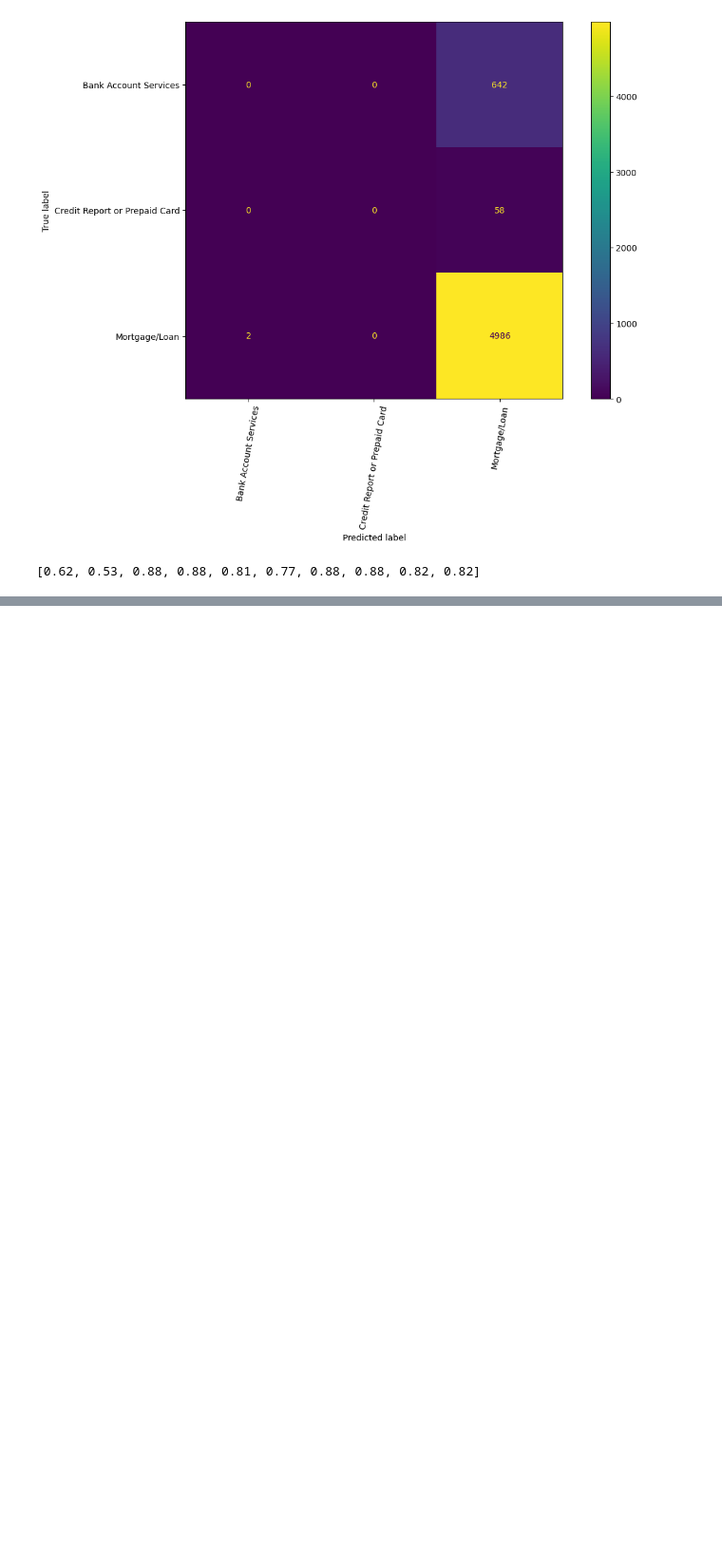
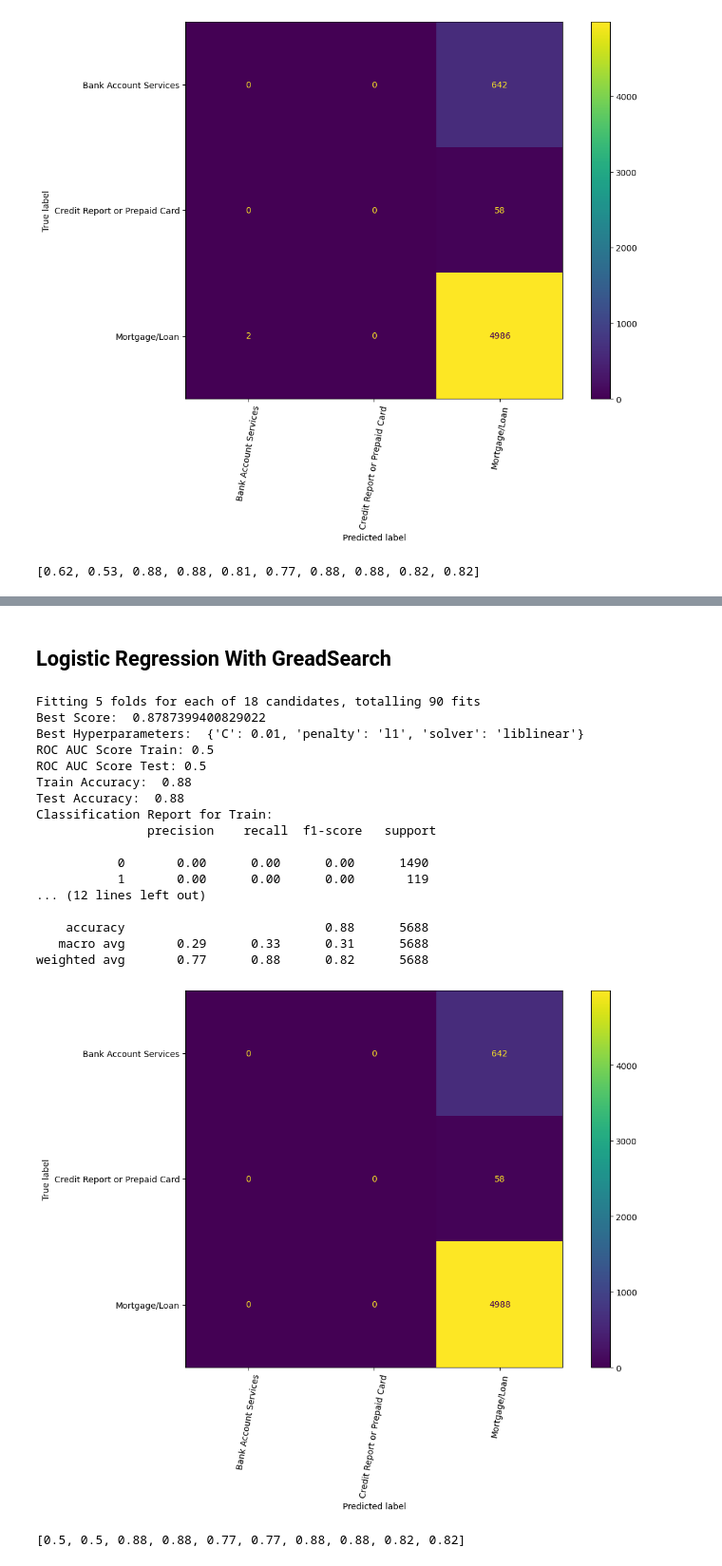
Before and after one commit to electrojam/Curso-de-MLOPS-Despliegue-de-Modelos-de-Machine-Learning, a Jupyter notebook: tracking/tracking_data_tickets_baseline.ipynb, the cells around one changed output, grey strips where cells are left out. Shown: that part at 95% size. Cells and saved outputs as stored; diff of their text form; code cells hidden in the pictures; blank space fills up the shorter version.

```diff
--- a/tracking/tracking_data_tickets_baseline.ipynb
+++ b/tracking/tracking_data_tickets_baseline.ipynb
@@ -337,0 +411,39 @@ weighted avg       0.77      0.88      0.82      5688
+# %% [markdown]
+## Logistic Regression With GreadSearch
+# %%
+log_reg = LogisticRegression()
+log_params = {'C': [0.01, 1, 10],
+          'penalty': ['l1', 'l2'],
+          'solver': ['liblinear','newton-cg','saga']
+         }
+grid_search_log = grid_search(log_reg, folds, log_params, scoring=None)
+grid_search_log.fit(X_train, y_train)
+print_best_score_params(grid_search_log)
+display_classification_report(grid_search_log,
+                              name_model="LogisticRegressionCV",
+                              developer="Maria",
+                              X_train=X_train,
+                              X_test=X_test,
+                              y_train=y_train,
+                              y_test=y_test,
+                              use_cv=True)
+# %% [output]
+Fitting 5 folds for each of 18 candidates, totalling 90 fits
+Best Score:  0.8787399400829022
+Best Hyperparameters:  {'C': 0.01, 'penalty': 'l1', 'solver': 'liblinear'}
+ROC AUC Score Train: 0.5
+ROC AUC Score Test: 0.5
+Train Accuracy:  0.88
+Test Accuracy:  0.88
+Classification Report for Train:
+               precision    recall  f1-score   support
+
+           0       0.00      0.00      0.00      1490
+           1       0.00      0.00      0.00       119
+... (12 lines left out)
+
+    accuracy                           0.88      5688
+   macro avg       0.29      0.33      0.31      5688
+weighted avg       0.77      0.88      0.82      5688
+[figure, added]
+[0.5, 0.5, 0.88, 0.88, 0.77, 0.77, 0.88, 0.88, 0.82, 0.82]
```
Also changed, not shown: parts of 21 cells of this notebook.
